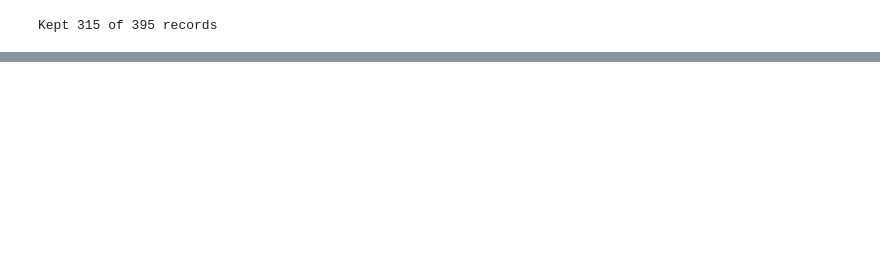
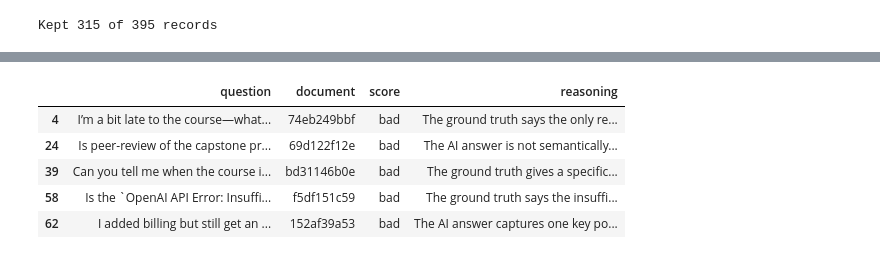
Before and after one commit to osi-os/llmzoomcamp-2026, a Jupyter notebook: evals_llm/rag-eval-03.ipynb, the cells around one changed output, grey strips where cells are left out. Drawn from its saved outputs; the diff is of its cells as text; code cells hidden in the pictures; blank space fills up the shorter version.

```diff
--- a/evals_llm/rag-eval-03.ipynb
+++ b/evals_llm/rag-eval-03.ipynb
@@ -139,0 +355,9 @@ df_answers.to_csv("data/rag-answers-new.csv", index=False)
+# %%
+df_eval[df_eval["score"] == "bad"].head()
+# %% [output]
+|  | question | document | score | reasoning |
+| 4 | I’m a bit late to the course—what... | 74eb249bbf | bad | The ground truth says the only re... |
+| 24 | Is peer-review of the capstone pr... | 69d122f12e | bad | The AI answer is not semantically... |
+| 39 | Can you tell me when the course i... | bd31146b0e | bad | The ground truth gives a specific... |
+| 58 | Is the `OpenAI API Error: Insuffi... | f5df151c59 | bad | The ground truth says the insuffi... |
+| 62 | I added billing but still get an ... | 152af39a53 | bad | The AI answer captures one key po... |
```
Also changed, not shown: parts of 27 cells of this notebook, 2 other files.
